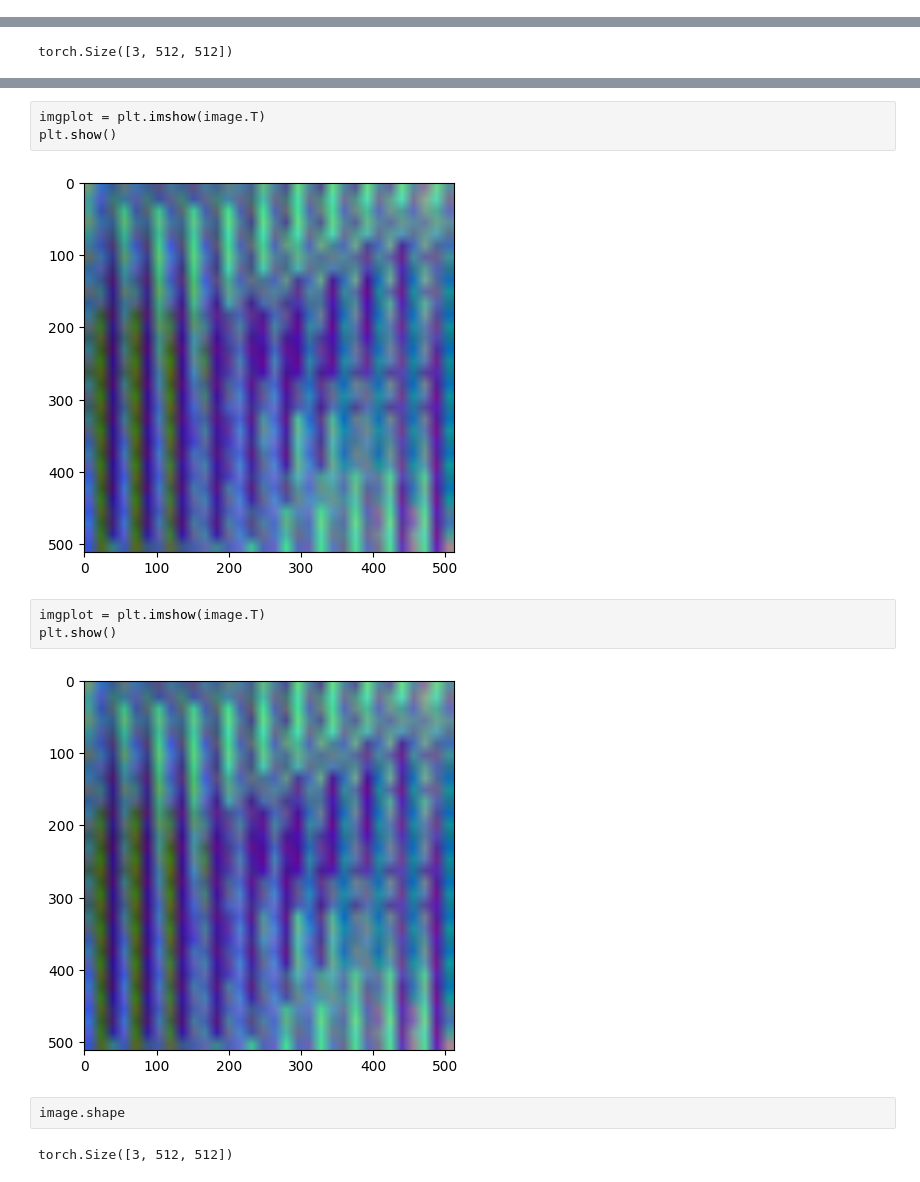
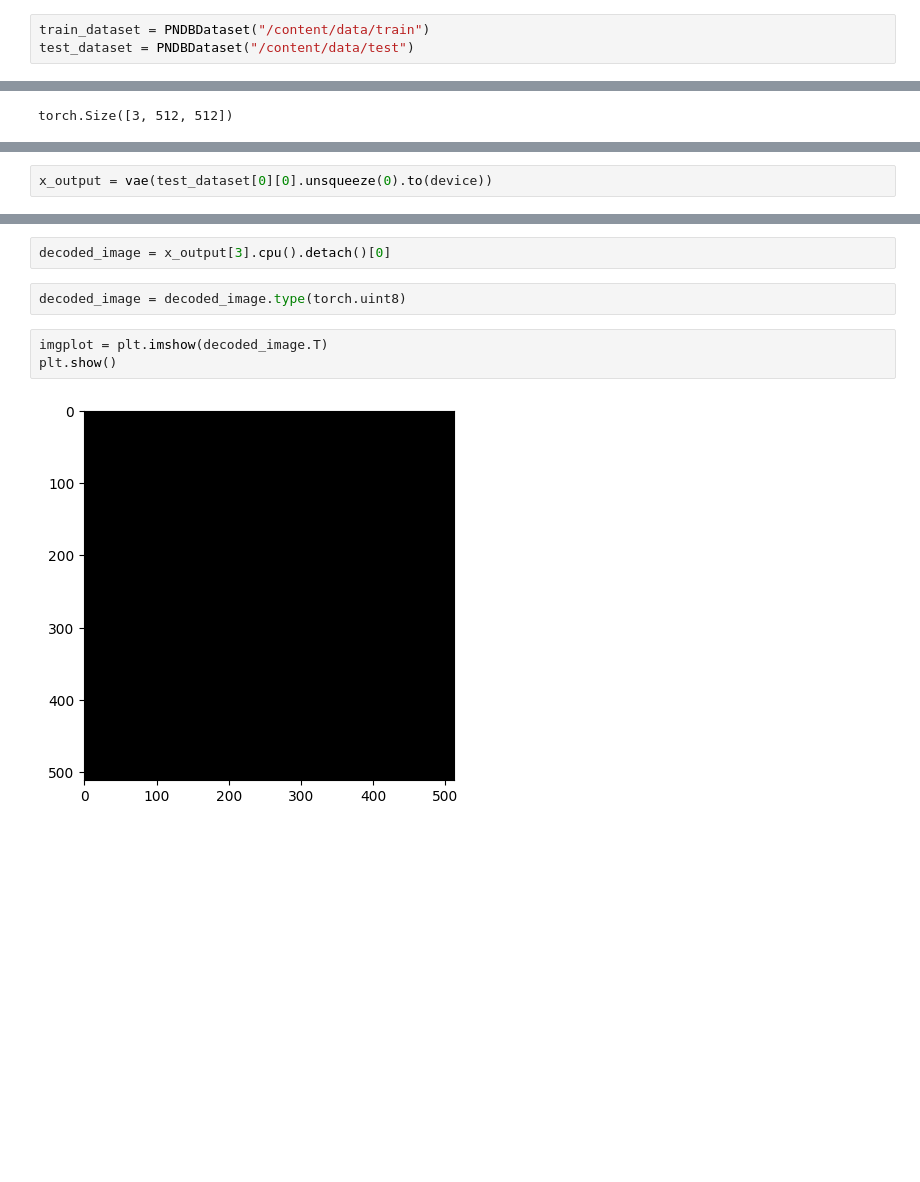
Before and after one commit to beamaia/cvae-clustering, a Jupyter notebook: notebooks/gm-vae.ipynb, the cells around one changed output, grey strips where cells are left out. Drawn from its saved outputs; the diff is of its cells as text; blank space fills up the shorter version.

```diff
--- a/notebooks/gm-vae.ipynb
+++ b/notebooks/gm-vae.ipynb
@@ -285,0 +332,3 @@ torch.Size([2000, 32, 32, 3]) torch.Size([2000])
+# %%
+train_dataset = PNDBDataset("/content/data/train")
+test_dataset = PNDBDataset("/content/data/test")
@@ -419,0 +569,2 @@ import matplotlib.image as mpimg
+# %%
+x_output = vae(test_dataset[0][0].unsqueeze(0).to(device))
@@ -420,14 +591,9 @@ import matplotlib.image as mpimg
+# %%
+decoded_image = x_output[3].cpu().detach()[0]
+# %%
+decoded_image = decoded_image.type(torch.uint8)
 # %%
-imgplot = plt.imshow(image.T)
+imgplot = plt.imshow(decoded_image.T)
 plt.show()
 # %% [output]
-[figure, old version]
+[figure, new version]
-# %%
-imgplot = plt.imshow(image.T)
-plt.show()
-# %% [output]
-[figure, removed]
-# %%
-image.shape
-# %% [output]
-torch.Size([3, 512, 512])
```
Also changed, not shown: parts of 49 cells of this notebook.
